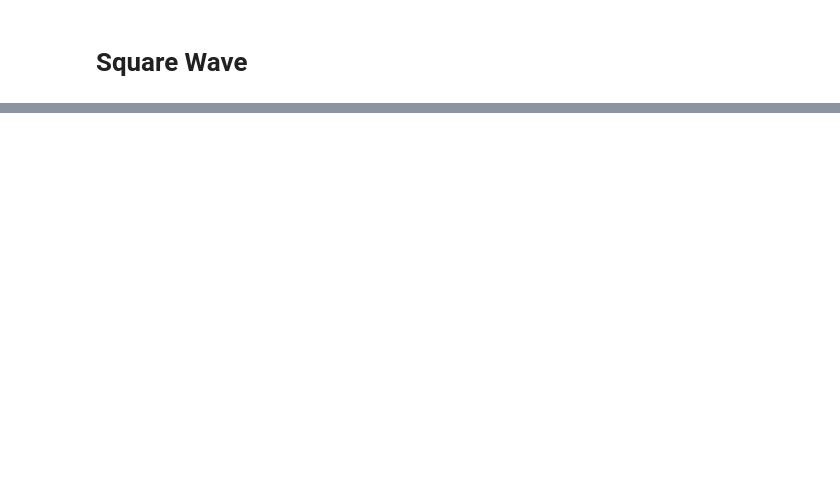
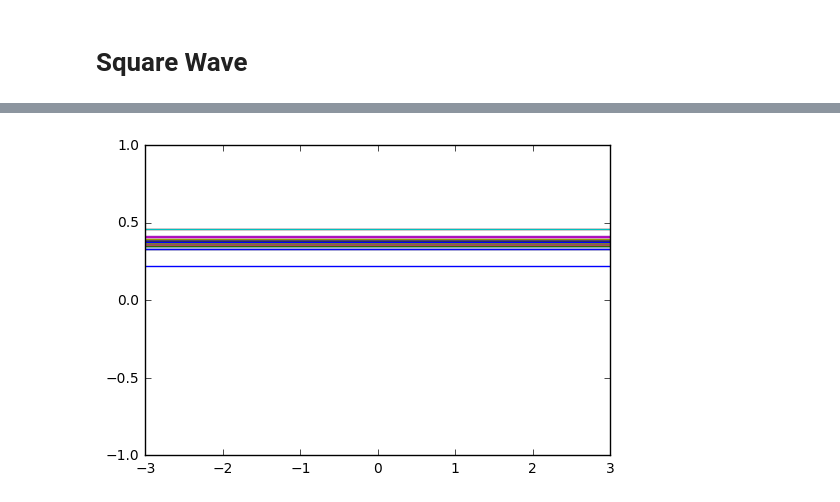
Before and after one commit to lgarbarini/EE23-Notes, a Jupyter notebook: L-3-October-2016.ipynb, the cells around one changed output, grey strips where cells are left out. Saved outputs shown, nothing was run; the diff lists cells and outputs as text; code cells hidden in the pictures; blank space fills up the shorter version.

```diff
--- a/L-3-October-2016.ipynb
+++ b/L-3-October-2016.ipynb
@@ -60,0 +81,24 @@ plt.close()
+# %%
+f,ax = plt.subplots(nrows=1,ncols=1)
+plt.xlim(-3,3)
+plt.ylim(-1,1)
+solutions = []
+ts = np.linspace(-3,3,1000)
+ns = range(1,100)
+for n in ns:
+    time.sleep(0.1)
+    sum = 0
+    temp = []
+    for t in range(len(ts)):
+        fx = (np.sin(0.25*np.pi*n)/(np.pi*n))
+        if n > 1 :
+            fx += solutions[n-2][t]
+        temp.append(fx)
+    solutions.append(temp)
+    ax.plot(ts, temp)
+    clear_output(wait=True)
+    display(f)
+
+plt.close()
+# %% [output]
+[figure, added]
```
Also changed, not shown: parts of 6 cells of this notebook.
